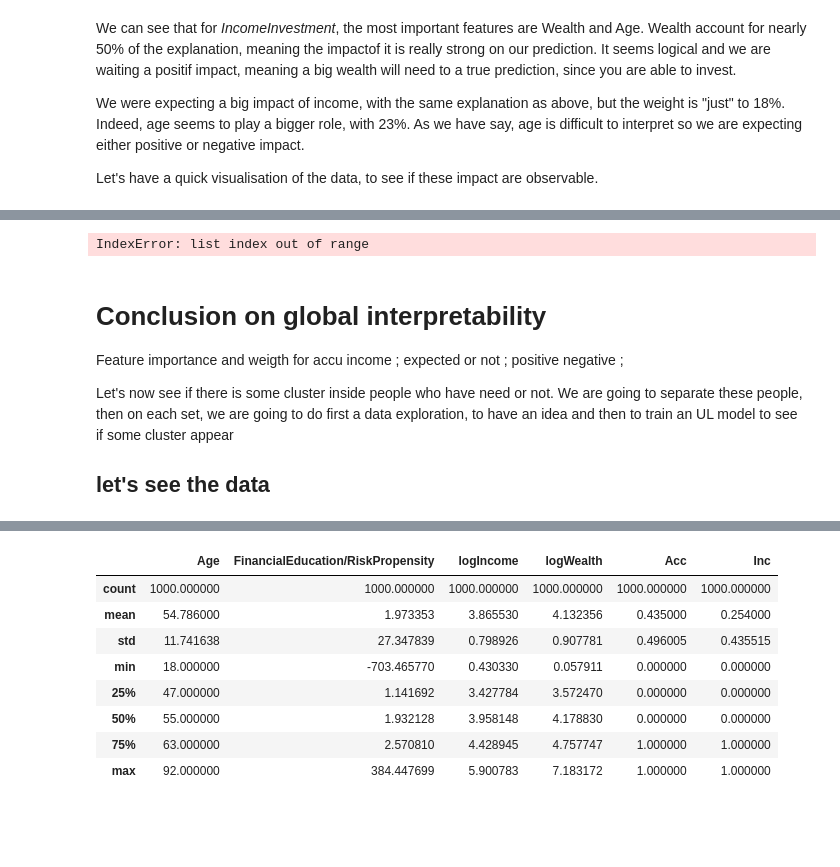
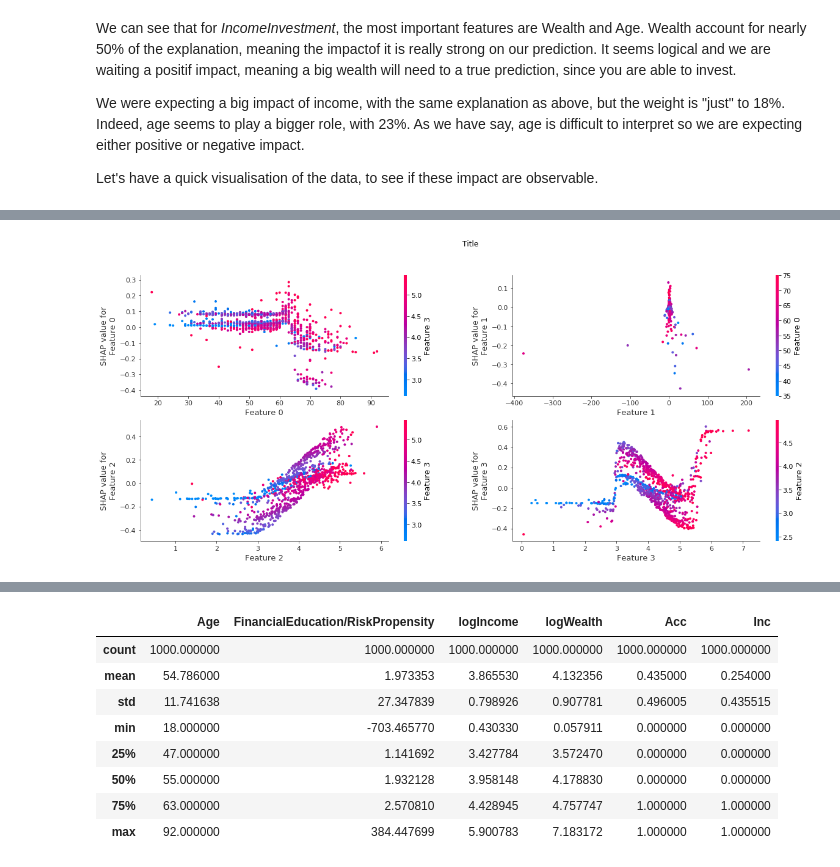
Before and after one commit to Emmalito/ML_BC2, a Jupyter notebook: src/4_Interpretability.ipynb, the cells around one changed output, grey strips where cells are left out. Cells and saved outputs as stored; diff of their text form; code cells hidden in the pictures; blank space fills up the shorter version.

```diff
--- a/src/4_Interpretability.ipynb
+++ b/src/4_Interpretability.ipynb
@@ -152,7 +142,9 @@ Simple white blox model (logit)
 # %%
 # Artificial Neural Network Shape values
+sumShapVal = []
 for index in range(3):
     explainerNN = shap.KernelExplainer(modAccumulation[index], X_test[:100,:], feature_names=columns)
     shapValuesNN = explainerNN.shap_values(X_test)
-    shap.summary_plot(shapValuesNN[0], X_test)
+    sumShapVal.append(shapValuesNN[0])
+shap.summary_plot(sum(sumShapVal)/3, X_test)
 # %% [output]
@@ -162,7 +151,0 @@ for index in range(3):
-# %%
-for index in range(3):
-    explainerNN = shap.KernelExplainer(modAccumulation[index], X_test[:100,:], feature_names=columns)
-    shapValuesNN = explainerNN.shap_values(X_test)
-    shap.summary_plot(shapValuesNN[1], X_test)
-# %% [output]
-IndexError: list index out of range
@@ -174,8 +152,10 @@ IndexError: list index out of range
-# %% [markdown]
-# Conclusion on global interpretability
-
-Feature importance and weigth for accu income ; expected or not ; positive negative ;
-
-Let's now see if there is some cluster inside people who have need or not. We are going to separate these people, then on each set, we are going to do first a data exploration, to have an idea and then to  train an UL model to see if some cluster appear
-
-## let's see the data
+# %%
+figure, axes = plt.subplots(2,2, figsize=(20, 8))
+figure.suptitle("Title")
+shap.dependence_plot(0, sum(sumShapVal)/3, X_test*data_std+data_mean, ax=axes[0,0], show=False)
+shap.dependence_plot(1, sum(sumShapVal)/3, X_test*data_std+data_mean, ax=axes[0,1], show=False)
+shap.dependence_plot(2, sum(sumShapVal)/3, X_test*data_std+data_mean, ax=axes[1,0], show=False)
+shap.dependence_plot(3, sum(sumShapVal)/3, X_test*data_std+data_mean, ax=axes[1,1], show=False)
+plt.show()
+# %% [output]
+[figure, added]
```
Also changed, not shown: parts of 23 cells of this notebook.
